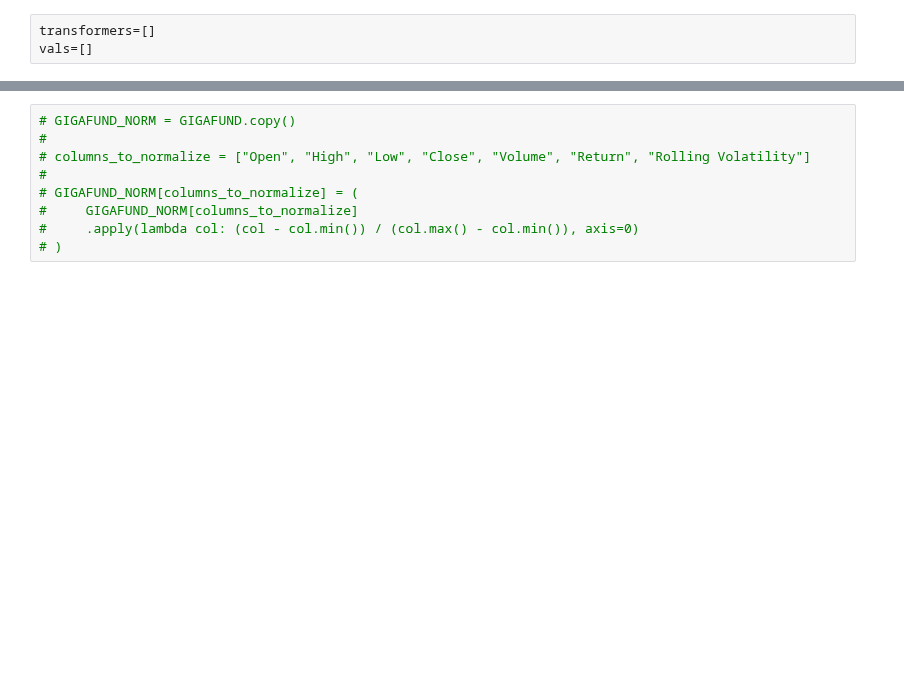
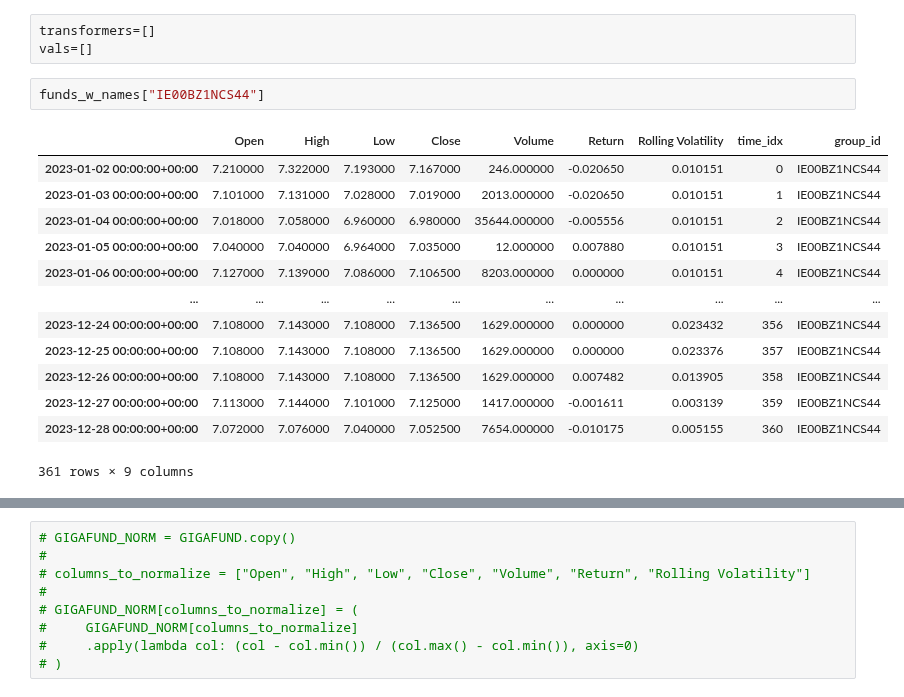
Before and after one commit to akrokosz/HF_Thesis, a Jupyter notebook: main.ipynb, the cells around one changed output, grey strips where cells are left out. Saved outputs shown, nothing was run; the diff lists cells and outputs as text; blank space fills up the shorter version.

```diff
--- a/main.ipynb
+++ b/main.ipynb
@@ -587,6 +605,22 @@ fund_name_fund_df, sum_plt = technical_indicators_factory(dataframes_funds, fund
 # %%
 transformers=[]
 vals=[]
+# %%
+funds_w_names["IE00BZ1NCS44"]
+# %% [output]
+|  | Open | High | Low | Close | Volume | Return | Rolling Volatility | time_idx | group_id |
+| 2023-01-02 00:00:00+00:00 | 7.210000 | 7.322000 | 7.193000 | 7.167000 | 246.000000 | -0.020650 | 0.010151 | 0 | IE00BZ1NCS44 |
+| 2023-01-03 00:00:00+00:00 | 7.101000 | 7.131000 | 7.028000 | 7.019000 | 2013.000000 | -0.020650 | 0.010151 | 1 | IE00BZ1NCS44 |
+| 2023-01-04 00:00:00+00:00 | 7.018000 | 7.058000 | 6.960000 | 6.980000 | 35644.000000 | -0.005556 | 0.010151 | 2 | IE00BZ1NCS44 |
+| 2023-01-05 00:00:00+00:00 | 7.040000 | 7.040000 | 6.964000 | 7.035000 | 12.000000 | 0.007880 | 0.010151 | 3 | IE00BZ1NCS44 |
+| 2023-01-06 00:00:00+00:00 | 7.127000 | 7.139000 | 7.086000 | 7.106500 | 8203.000000 | 0.000000 | 0.010151 | 4 | IE00BZ1NCS44 |
+| ... | ... | ... | ... | ... | ... | ... | ... | ... | ... |
+| 2023-12-24 00:00:00+00:00 | 7.108000 | 7.143000 | 7.108000 | 7.136500 | 1629.000000 | 0.000000 | 0.023432 | 356 | IE00BZ1NCS44 |
+| 2023-12-25 00:00:00+00:00 | 7.108000 | 7.143000 | 7.108000 | 7.136500 | 1629.000000 | 0.000000 | 0.023376 | 357 | IE00BZ1NCS44 |
+| 2023-12-26 00:00:00+00:00 | 7.108000 | 7.143000 | 7.108000 | 7.136500 | 1629.000000 | 0.007482 | 0.013905 | 358 | IE00BZ1NCS44 |
+| 2023-12-27 00:00:00+00:00 | 7.113000 | 7.144000 | 7.101000 | 7.125000 | 1417.000000 | -0.001611 | 0.003139 | 359 | IE00BZ1NCS44 |
+| 2023-12-28 00:00:00+00:00 | 7.072000 | 7.076000 | 7.040000 | 7.052500 | 7654.000000 | -0.010175 | 0.005155 | 360 | IE00BZ1NCS44 |
+361 rows × 9 columns
 # %%
 for fund in fund_name_fund_df:
     tft, val = fit(epochs=10, batch_size=128, df=fund_name_fund_df[fund], independent_variables=["Open", "High", "Low", "isOverbought", "Bullish"])
```
Also changed, not shown: parts of 6 cells of this notebook.
